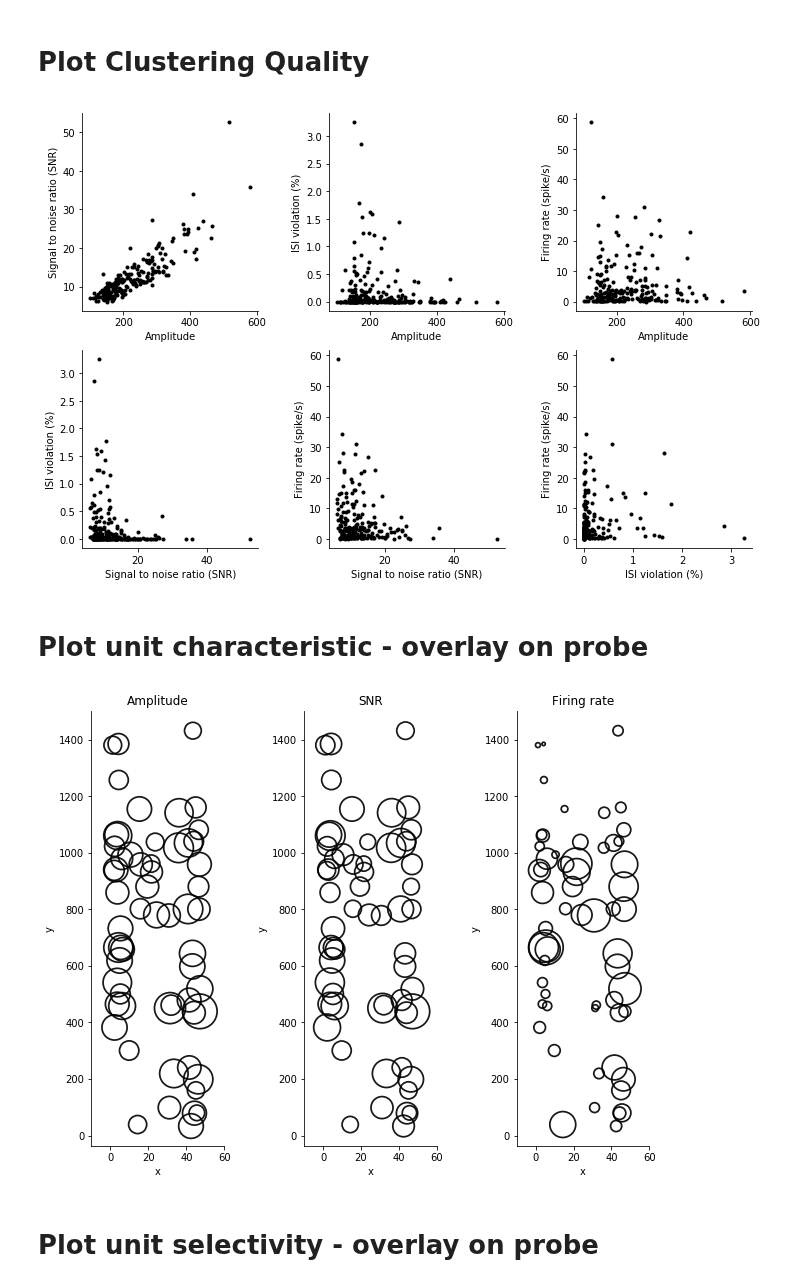
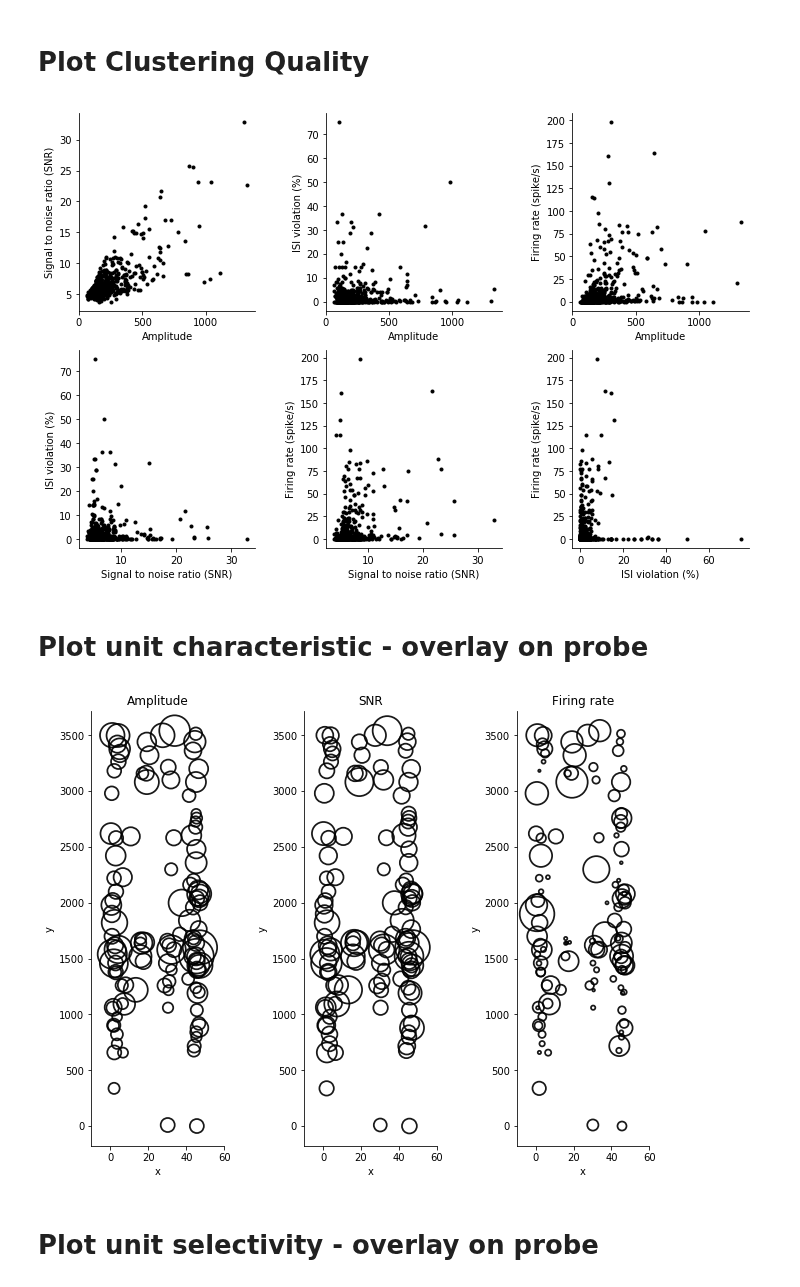
Before and after one commit to mesoscale-activity-map/map-ephys, a Jupyter notebook: notebook/plot_unit_metrics.ipynb, the cells around one changed output. Drawn from its saved outputs; the diff is of its cells as text; code cells hidden in the pictures.

```diff
--- a/notebook/plot_unit_metrics.ipynb
+++ b/notebook/plot_unit_metrics.ipynb
@@ -27,5 +34,5 @@ insertion_key = (ephys.ProbeInsertion & {'session': 1, 'subject_id': 435884, 'in
 # %%
-insertion_key2 = (ephys.ProbeInsertion & {'session': 1, 'subject_id': 435884, 'insertion_number': 1}).fetch1('KEY')
+insertion_key2 = (ephys.ProbeInsertion & {'session': 15, 'subject_id': 412330, 'insertion_number': 2}).fetch1('KEY')
 # %%
 print(insertion_key)
 # %% [output]
@@ -33,15 +53,15 @@ print(insertion_key)
 # %% [markdown]
 # Plot Clustering Quality
 # %%
-unit_characteristic_plot.plot_clustering_quality(insertion_key)
+unit_characteristic_plot.plot_clustering_quality(insertion_key2)
 # %% [output]
-[figure, old version]
+[figure, new version]
 # %% [markdown]
 # Plot unit characteristic - overlay on probe
 # %%
-unit_characteristic_plot.plot_unit_characteristic(insertion_key)
+unit_characteristic_plot.plot_unit_characteristic(insertion_key2)
 # %% [output]
-[figure, old version]
+[figure, new version]
 # %% [markdown]
 # Plot unit selectivity - overlay on probe
 # %%
```
Also changed, not shown: parts of 18 cells of this notebook, 3 other files.
